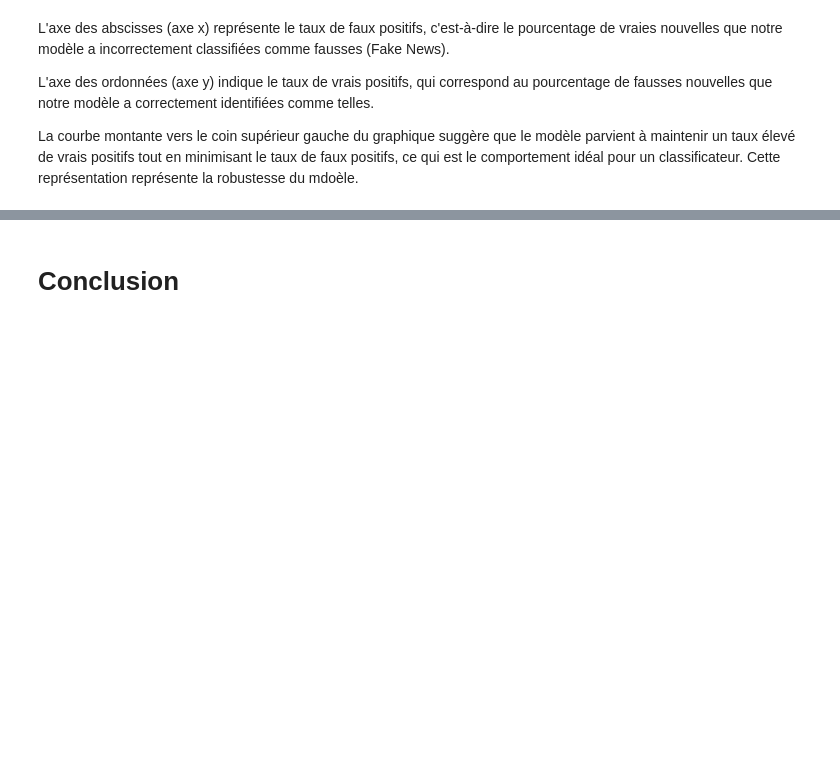
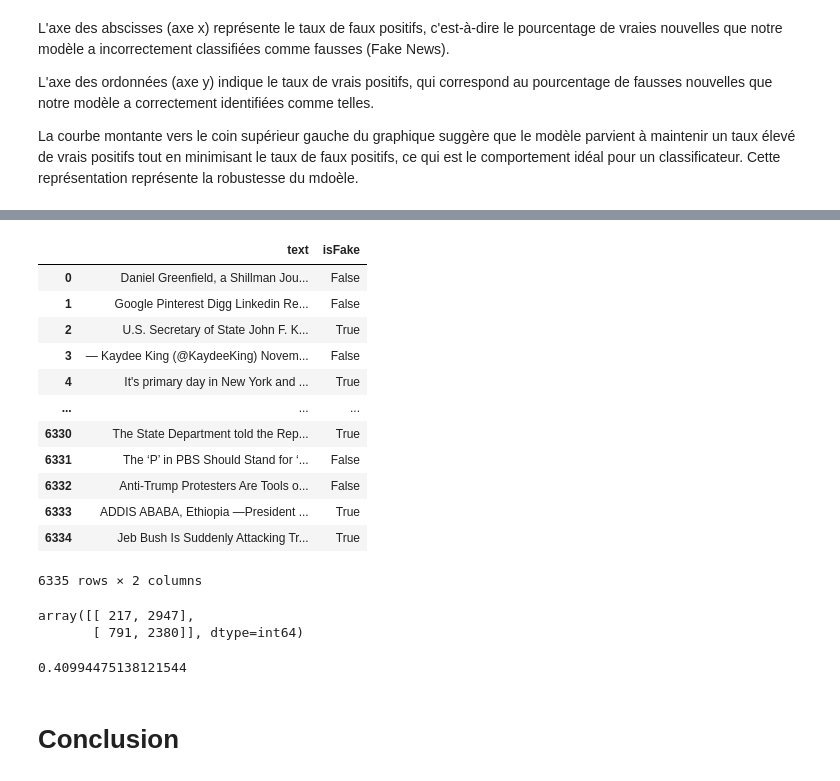
Before and after one commit to BatataNatna/Deep_Fake_project_2024, a Jupyter notebook: model_passive_agressive.ipynb, the cells around one changed output, grey strips where cells are left out. Cells and saved outputs as stored; diff of their text form; code cells hidden in the pictures; blank space fills up the shorter version.

Commit message:
latest state of project

```diff
--- a/model_passive_agressive.ipynb
+++ b/model_passive_agressive.ipynb
@@ -292,0 +386,3 @@ Cette représentation représente la robustesse du mdoèle.
+# %%
+validation_data=pd.read_csv("data/validation_data.csv")
+validation_data.head()
@@ -292,0 +396,17 @@ Cette représentation représente la robustesse du mdoèle.
+# %%
+validation_data=validation_data[['text','isFake']]
+validation_data
+# %% [output]
+|  | text | isFake |
+| 0 | Daniel Greenfield, a Shillman Jou... | False |
+| 1 | Google Pinterest Digg Linkedin Re... | False |
+| 2 | U.S. Secretary of State John F. K... | True |
+| 3 | — Kaydee King (@KaydeeKing) Novem... | False |
+| 4 | It's primary day in New York and ... | True |
+| ... | ... | ... |
+| 6330 | The State Department told the Rep... | True |
+| 6331 | The ‘P’ in PBS Should Stand for ‘... | False |
+| 6332 | Anti-Trump Protesters Are Tools o... | False |
+| 6333 | ADDIS ABABA, Ethiopia —President ... | True |
+| 6334 | Jeb Bush Is Suddenly Attacking Tr... | True |
+6335 rows × 2 columns
@@ -293,3 +423,12 @@ Cette représentation représente la robustesse du mdoèle.
+# %%
+confusion_matrix(validation_data_y,predictions)
+# %% [output]
+array([[ 217, 2947],
+       [ 791, 2380]], dtype=int64)
+# %%
+accuracy_score(validation_data_y,predictions)
+# %% [output]
+0.40994475138121544
 # %% [markdown]
 # Conclusion
 # %% [markdown]
```
Also changed, not shown: parts of 30 cells of this notebook, 2 other files.
